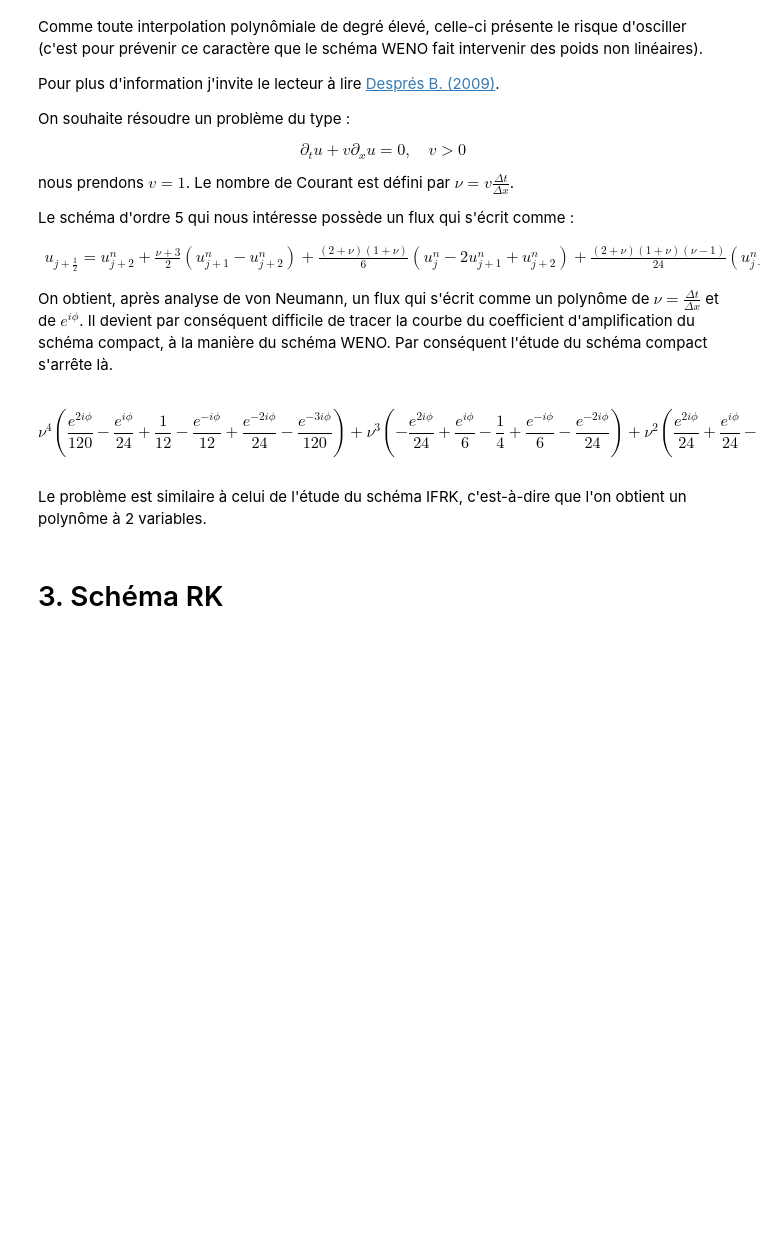
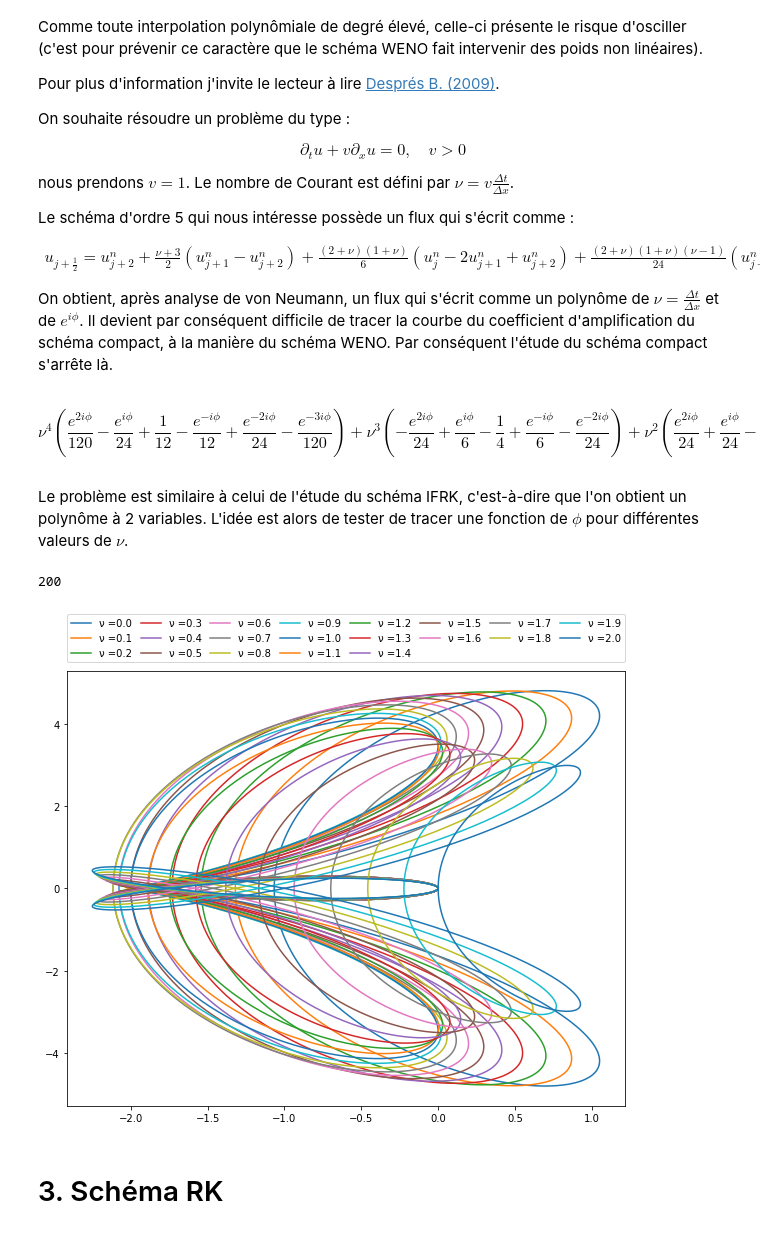
Before and after one commit to kivvix/miMaS, a Jupyter notebook: notebook/cfl.ipynb, the cells around one changed output. Saved outputs shown, nothing was run; the diff lists cells and outputs as text; code cells hidden in the pictures; blank space fills up the shorter version.

```diff
--- a/notebook/cfl.ipynb
+++ b/notebook/cfl.ipynb
@@ -415,7 +434,29 @@ $$\nu^{4} \left(\frac{e^{2 i \phi}}{120} - \frac{e^{i \phi}}{24} + \frac{1}{12}
 # %% [markdown]
 
 
-Le problème est similaire à celui de l'étude du schéma IFRK, c'est-à-dire que l'on obtient un polynôme à 2 variables.
+Le problème est similaire à celui de l'étude du schéma IFRK, c'est-à-dire que l'on obtient un polynôme à 2 variables. L'idée est alors de tester de tracer une fonction de $\phi$ pour différentes valeurs de $\nu$.
+# %%
+compact = Data()
+compact.func = []
+compact.data = []
+
+save_figsize = plt.rcParams['figure.figsize']
+plt.rcParams['figure.figsize'] = [10, 8]
+for i in range(0,201,10):
+  nu_num = i/100.
+  print(i,end="\r")
+  fun = sp.lambdify(phi,(ujp12-ujm12).subs(symbols_to_vonNeumann(f_stencil)).expand().subs(nu,nu_num),'numpy')
+  compact.func.append(fun)
+  dat = fun(data.phi)
+  compact.data.append(dat)
+  plt.plot(*reim(-dat),label="ν ={}".format(nu_num))
+print()
+plt.legend(bbox_to_anchor=(0., 1.02, 1., .102),loc=3,ncol=8, mode="expand",borderaxespad=0.)
+plt.show()
+plt.rcParams['figure.figsize'] = save_figsize
+# %% [output]
+200
+[figure, added]
 # %% [markdown]
 # 3. Schéma RK
 # %% [markdown]
```
Also changed, not shown: parts of 15 cells of this notebook.
